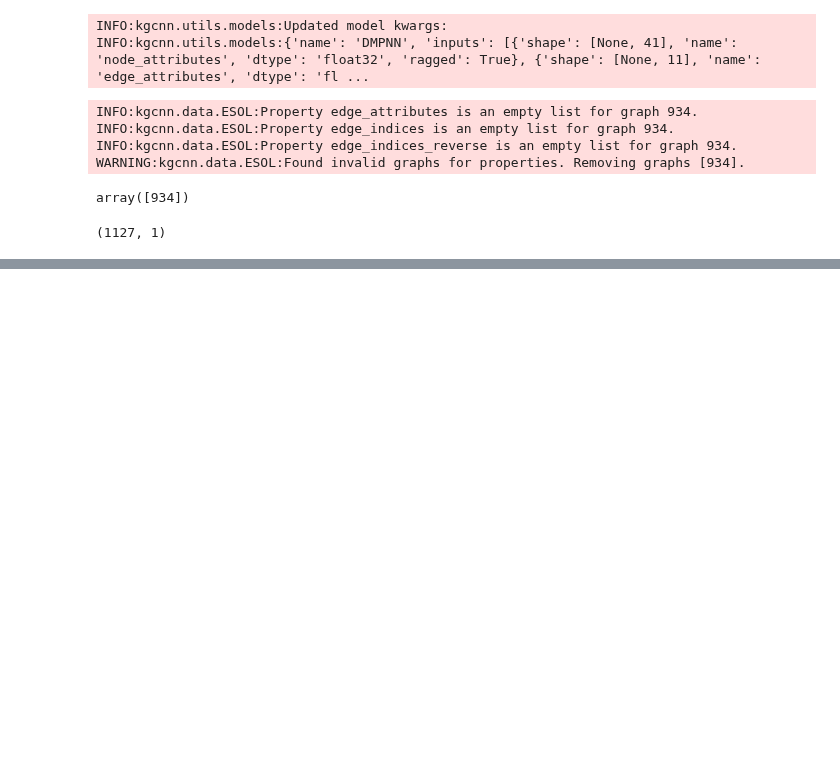
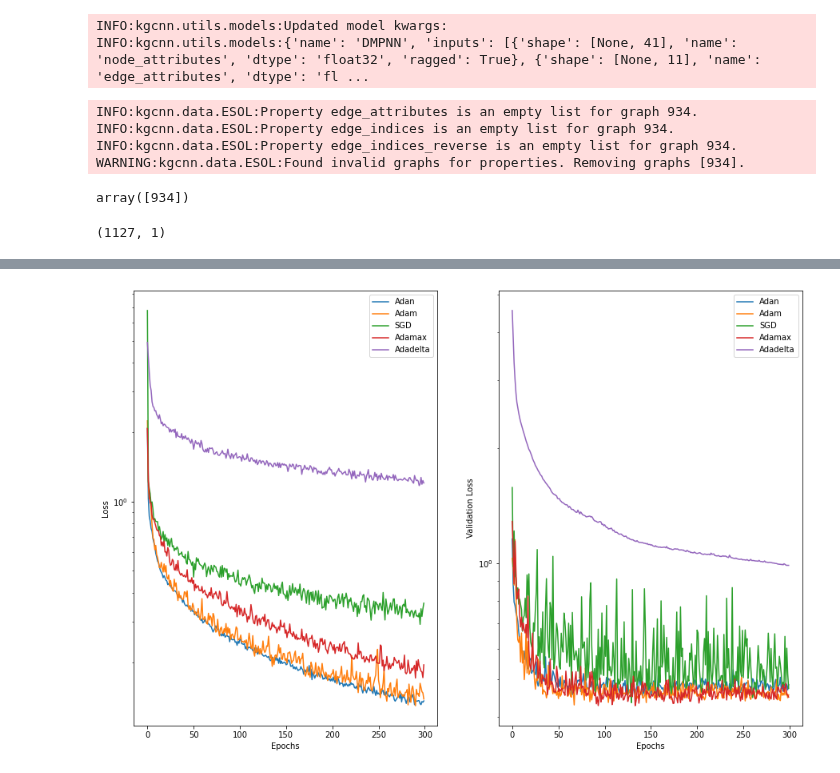
Before and after one commit to aimat-lab/gcnn_keras, a Jupyter notebook: notebooks/tutorial_optimizer.ipynb, the cells around one changed output, grey strips where cells are left out. Saved outputs shown, nothing was run; the diff lists cells and outputs as text; code cells hidden in the pictures; blank space fills up the shorter version.

```diff
--- a/notebooks/tutorial_optimizer.ipynb
+++ b/notebooks/tutorial_optimizer.ipynb
@@ -150,13 +195,17 @@ Epoch 37/300
 # %%
 import matplotlib.pyplot as plt
-fig, axs = plt.subplots(1, 2, figsize=(10,5))
+fig, axs = plt.subplots(1, 2, figsize=(15,10))
 for hist_run, opt in zip(hist_opt, opt_selection):
     axs[0].plot(hist_run.history["loss"], label=opt.get_config()["name"])
-    axs[0].set_ytitle("Loss")
-    axs[0].set_xtitle("Epochs")
+    axs[0].set_ylabel("Loss")
+    axs[0].set_xlabel("Epochs")
+    axs[0].set_yscale("log")
     axs[0].legend()
 for hist_run, opt in zip(hist_opt, opt_selection):
     axs[1].plot(hist_run.history["val_loss"], label=opt.get_config()["name"])
-    axs[1].set_ytitle("Validation Loss")
-    axs[1].set_xtitle("Epochs")
+    axs[1].set_ylabel("Validation Loss")
+    axs[1].set_xlabel("Epochs")
+    axs[1].set_yscale("log")
     axs[1].legend()
+# %% [output]
+[figure, added]
```
Also changed, not shown: parts of 2 cells of this notebook.
